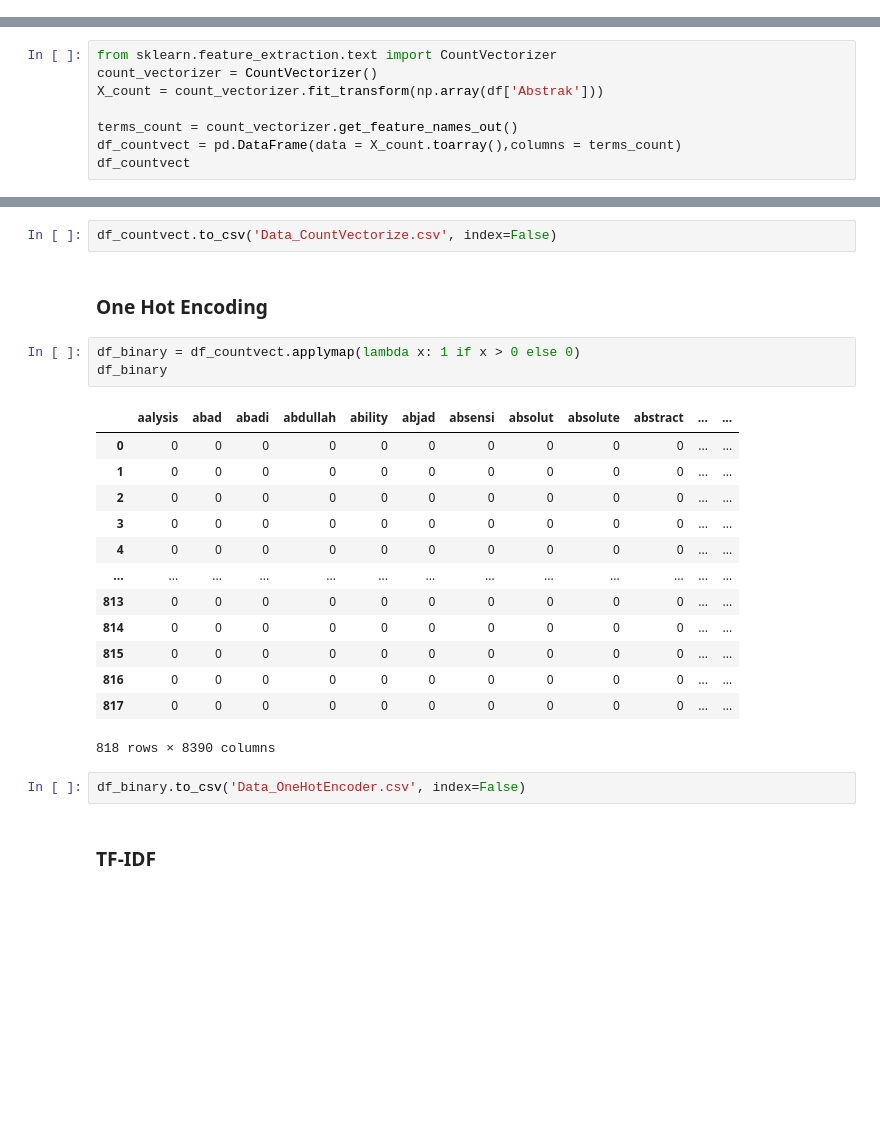
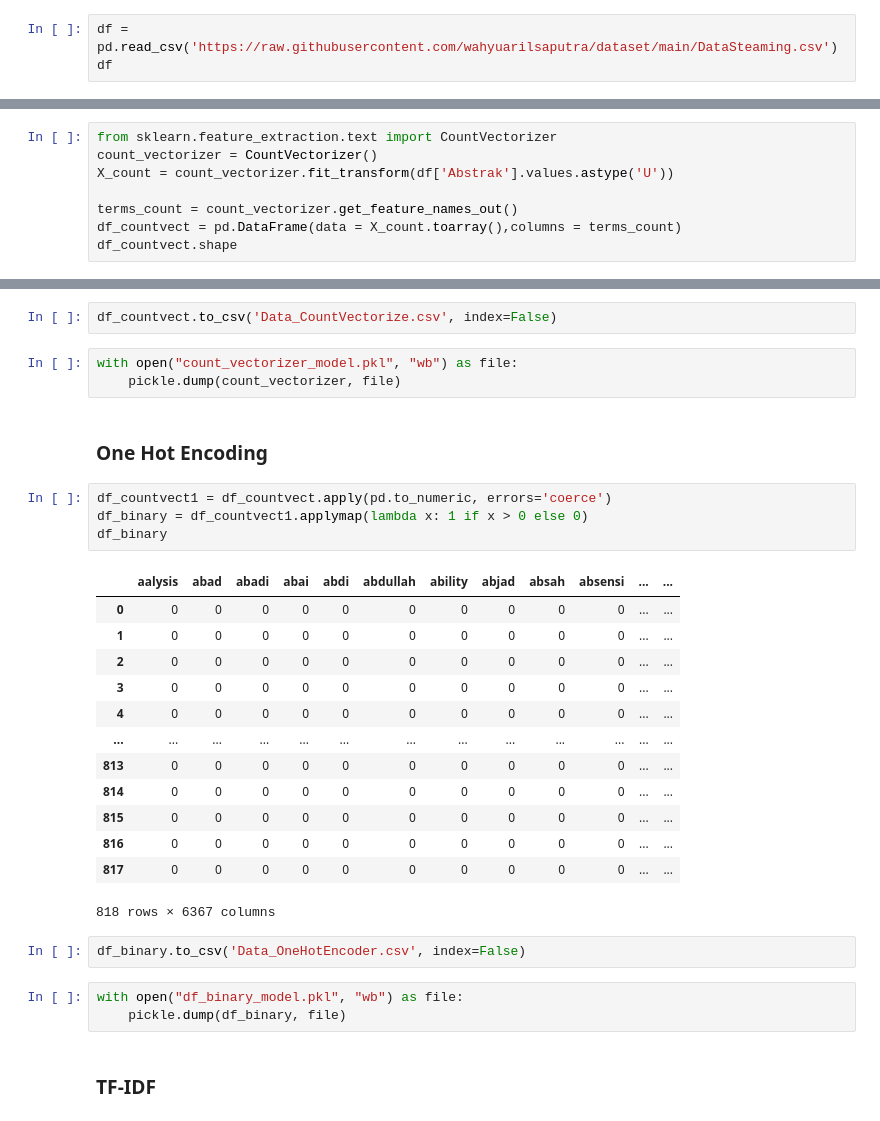
Before and after one commit to wahyuarilsaputra/ppw, a Jupyter notebook: _sources/Tugas2.ipynb, the cells around one changed output, grey strips where cells are left out. Cells and saved outputs as stored; diff of their text form; blank space fills up the shorter version.

```diff
--- a/_sources/Tugas2.ipynb
+++ b/_sources/Tugas2.ipynb
@@ -210,0 +202,3 @@ Name: Abstrak, Length: 145, dtype: object
+# %%
+df = pd.read_csv('https://raw.githubusercontent.com/wahyuarilsaputra/dataset/main/DataSteaming.csv')
+df
@@ -215,9 +238,9 @@ Name: Abstrak, Length: 145, dtype: object
 # %%
 from sklearn.feature_extraction.text import CountVectorizer
 count_vectorizer = CountVectorizer()
-X_count = count_vectorizer.fit_transform(np.array(df['Abstrak']))
+X_count = count_vectorizer.fit_transform(df['Abstrak'].values.astype('U'))
 
 terms_count = count_vectorizer.get_feature_names_out()
 df_countvect = pd.DataFrame(data = X_count.toarray(),columns = terms_count)
-df_countvect
+df_countvect.shape
 # %% [output]
@@ -258,12 +274,16 @@ Length: 8390, dtype: int64
 # %%
 df_countvect.to_csv('Data_CountVectorize.csv', index=False)
+# %%
+with open("count_vectorizer_model.pkl", "wb") as file:
+    pickle.dump(count_vectorizer, file)
 # %% [markdown]
 ### One Hot Encoding
 # %%
-df_binary = df_countvect.applymap(lambda x: 1 if x > 0 else 0)
+df_countvect1 = df_countvect.apply(pd.to_numeric, errors='coerce')
+df_binary = df_countvect1.applymap(lambda x: 1 if x > 0 else 0)
 df_binary
 # %% [output]
-|  | aalysis | abad | abadi | abdullah | ability | abjad | absensi | absolut | absolute | abstract | ... | ... |
+|  | aalysis | abad | abadi | abai | abdi | abdullah | ability | abjad | absah | absensi | ... | ... |
 | 0 | 0 | 0 | 0 | 0 | 0 | 0 | 0 | 0 | 0 | 0 | ... | ... |
 | 1 | 0 | 0 | 0 | 0 | 0 | 0 | 0 | 0 | 0 | 0 | ... | ... |
 | 2 | 0 | 0 | 0 | 0 | 0 | 0 | 0 | 0 | 0 | 0 | ... | ... |
@@ -275,9 +295,12 @@ df_binary
 | 815 | 0 | 0 | 0 | 0 | 0 | 0 | 0 | 0 | 0 | 0 | ... | ... |
 | 816 | 0 | 0 | 0 | 0 | 0 | 0 | 0 | 0 | 0 | 0 | ... | ... |
 | 817 | 0 | 0 | 0 | 0 | 0 | 0 | 0 | 0 | 0 | 0 | ... | ... |
-818 rows × 8390 columns
+818 rows × 6367 columns
 # %%
 df_binary.to_csv('Data_OneHotEncoder.csv', index=False)
+# %%
+with open("df_binary_model.pkl", "wb") as file:
+    pickle.dump(df_binary, file)
 # %% [markdown]
 ### TF-IDF
 # %%
```
Also changed, not shown: parts of 87 cells of this notebook, 28 other files.
